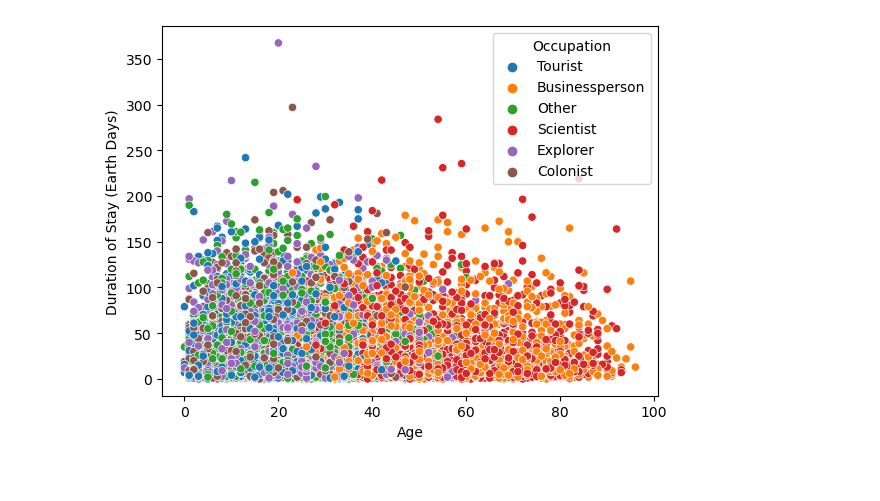
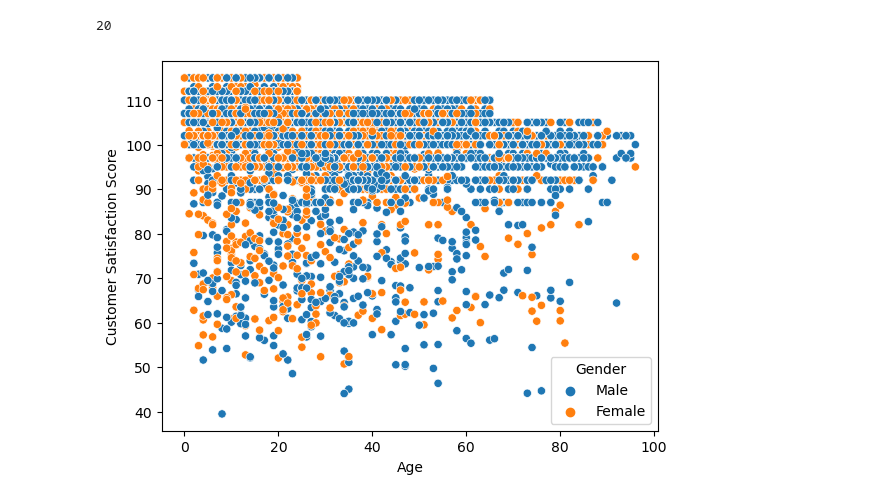
Before and after one commit to ZachMajernik/DataScience2, a Jupyter notebook: Launch&ExitTickets/ExitTicket_3-5.ipynb, the cells around one changed output. Drawn from its saved outputs; the diff is of its cells as text; code cells hidden in the pictures.

```diff
--- a/Launch&ExitTickets/ExitTicket_3-5.ipynb
+++ b/Launch&ExitTickets/ExitTicket_3-5.ipynb
@@ -34,5 +35,9 @@ df.head()
+# %%
+len(df['Destination'].unique())
+# %% [output]
+20
 # %%
-sns.scatterplot(data=df, x='Age', y='Duration of Stay (Earth Days)', hue='Occupation')
+sns.scatterplot(data=df, x='Age', y='Customer Satisfaction Score', hue='Gender')
 plt.show()
 # %% [output]
-[figure, old version]
+[figure, new version]
```
Also changed, not shown: parts of 9 cells of this notebook.
